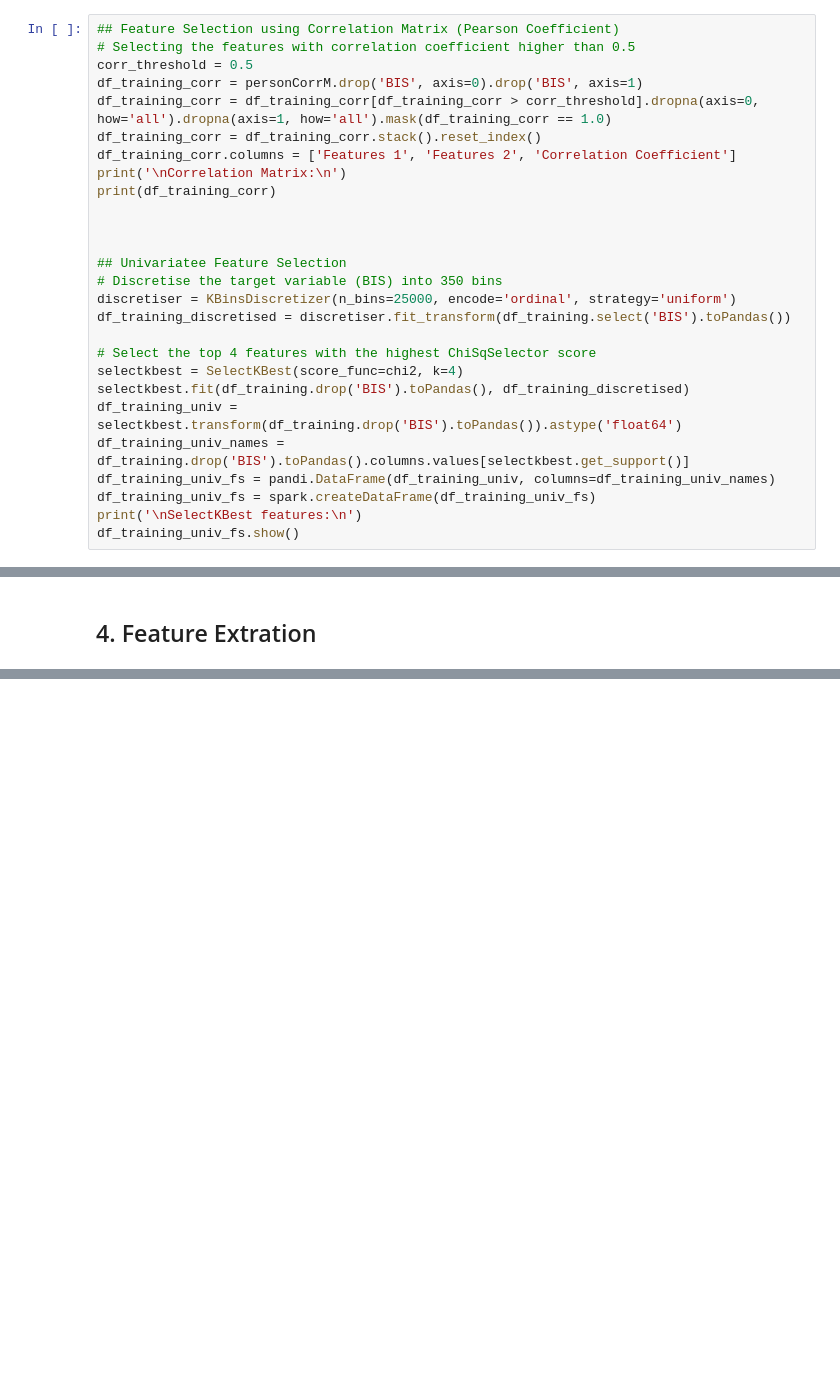
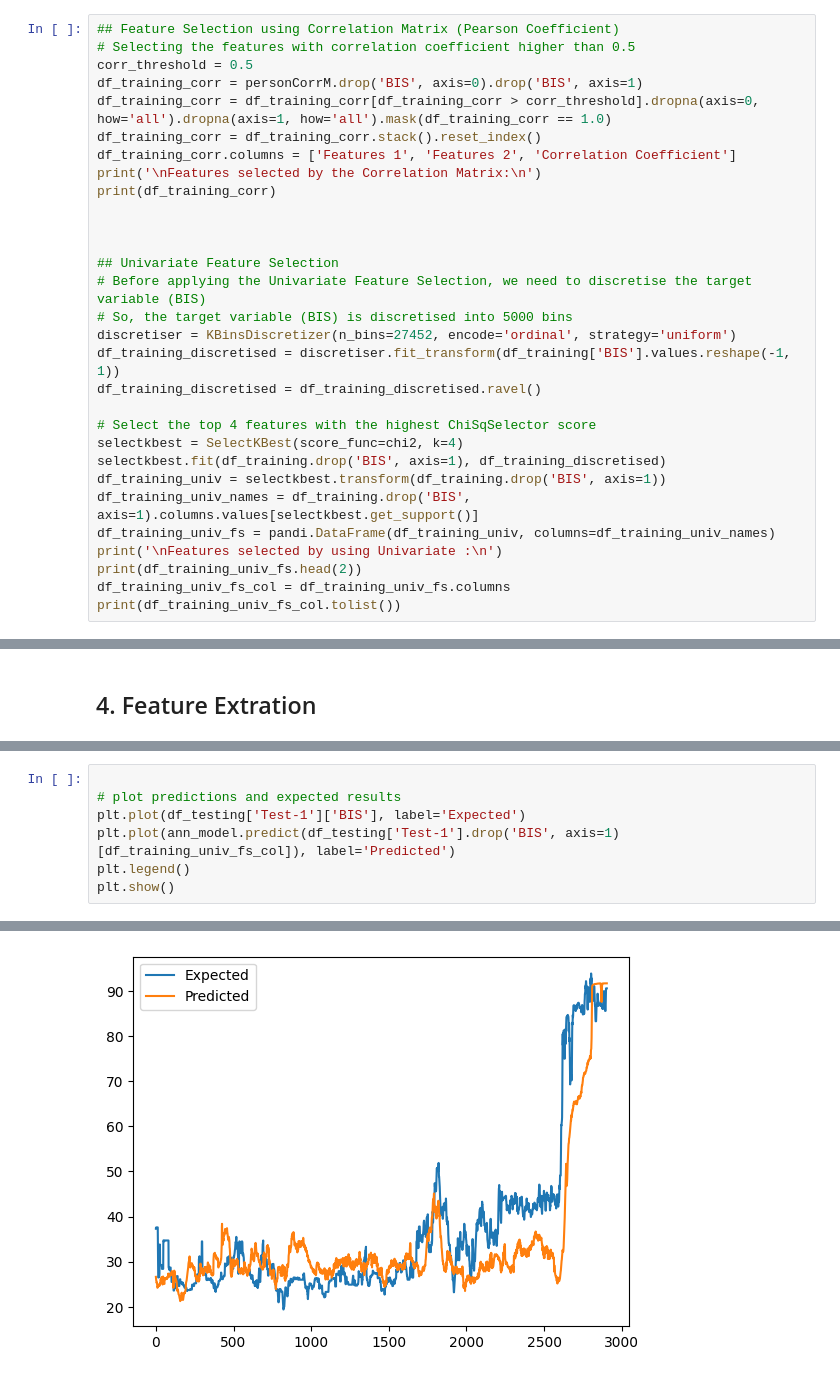
Before and after one commit to cshdev110/py_combination_simple_ML, a Jupyter notebook: combination_ML.ipynb, the cells around one changed output, grey strips where cells are left out. Saved outputs shown, nothing was run; the diff lists cells and outputs as text; blank space fills up the shorter version.

```diff
--- a/combination_ML.ipynb
+++ b/combination_ML.ipynb
@@ -120,23 +119,26 @@ df_training_corr = personCorrM.drop('BIS', axis=0).drop('BIS', axis=1)
 df_training_corr = df_training_corr[df_training_corr > corr_threshold].dropna(axis=0, how='all').dropna(axis=1, how='all').mask(df_training_corr == 1.0)
 df_training_corr = df_training_corr.stack().reset_index()
 df_training_corr.columns = ['Features 1', 'Features 2', 'Correlation Coefficient']
-print('\nCorrelation Matrix:\n')
+print('\nFeatures selected by the Correlation Matrix:\n')
 print(df_training_corr)
 
 
 
-## Univariatee Feature Selection
-# Discretise the target variable (BIS) into 350 bins
-discretiser = KBinsDiscretizer(n_bins=25000, encode='ordinal', strategy='uniform')
-df_training_discretised = discretiser.fit_transform(df_training.select('BIS').toPandas())
+## Univariate Feature Selection
+# Before applying the Univariate Feature Selection, we need to discretise the target variable (BIS)
+# So, the target variable (BIS) is discretised into 5000 bins
+discretiser = KBinsDiscretizer(n_bins=27452, encode='ordinal', strategy='uniform')
+df_training_discretised = discretiser.fit_transform(df_training['BIS'].values.reshape(-1, 1))
+df_training_discretised = df_training_discretised.ravel()
 
 # Select the top 4 features with the highest ChiSqSelector score
 selectkbest = SelectKBest(score_func=chi2, k=4)
-selectkbest.fit(df_training.drop('BIS').toPandas(), df_training_discretised)
-df_training_univ = selectkbest.transform(df_training.drop('BIS').toPandas()).astype('float64')
-df_training_univ_names = df_training.drop('BIS').toPandas().columns.values[selectkbest.get_support()]
+selectkbest.fit(df_training.drop('BIS', axis=1), df_training_discretised)
+df_training_univ = selectkbest.transform(df_training.drop('BIS', axis=1))
+df_training_univ_names = df_training.drop('BIS', axis=1).columns.values[selectkbest.get_support()]
 df_training_univ_fs = pandi.DataFrame(df_training_univ, columns=df_training_univ_names)
-df_training_univ_fs = spark.createDataFrame(df_training_univ_fs)
-print('\nSelectKBest features:\n')
-df_training_univ_fs.show()
+print('\nFeatures selected by using Univariate :\n')
+print(df_training_univ_fs.head(2))
+df_training_univ_fs_col = df_training_univ_fs.columns
+print(df_training_univ_fs_col.tolist())
 # %% [output]
@@ -161,0 +334,8 @@ only showing top 20 rows
+# %%
+
+# plot predictions and expected results
+plt.plot(df_testing['Test-1']['BIS'], label='Expected')
+plt.plot(ann_model.predict(df_testing['Test-1'].drop('BIS', axis=1)[df_training_univ_fs_col]), label='Predicted')
+plt.legend()
+plt.show()
+# %% [output]
@@ -161,0 +343 @@ only showing top 20 rows
+[figure, added]
```
Also changed, not shown: parts of 13 cells of this notebook.
